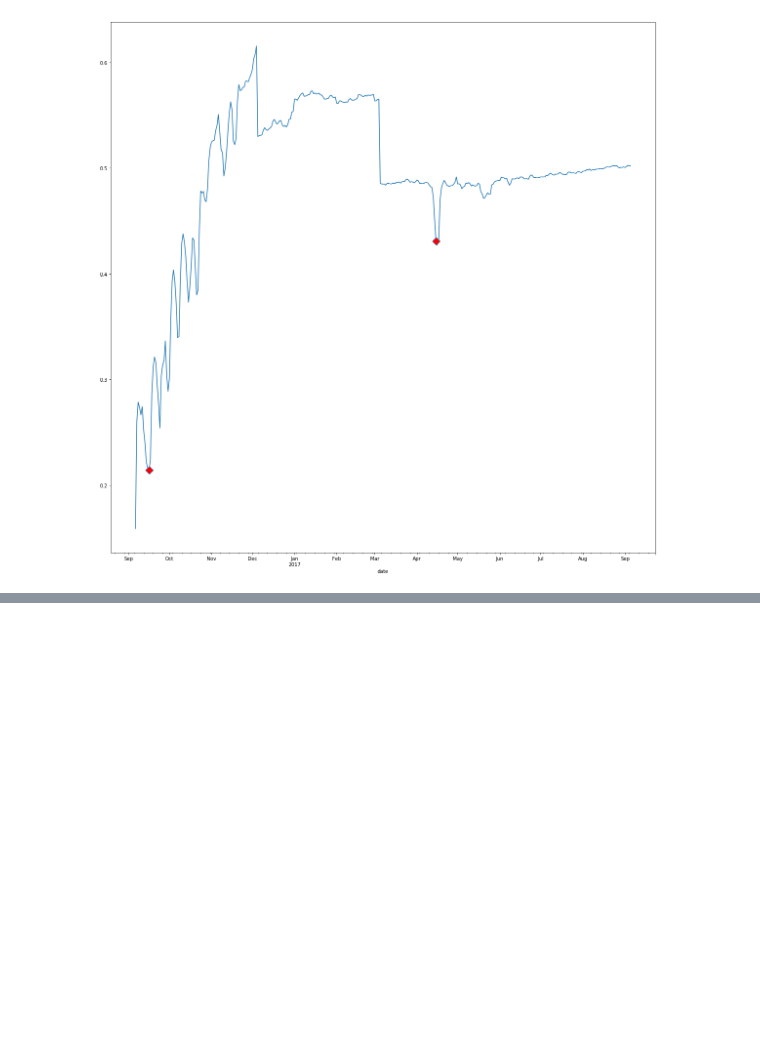
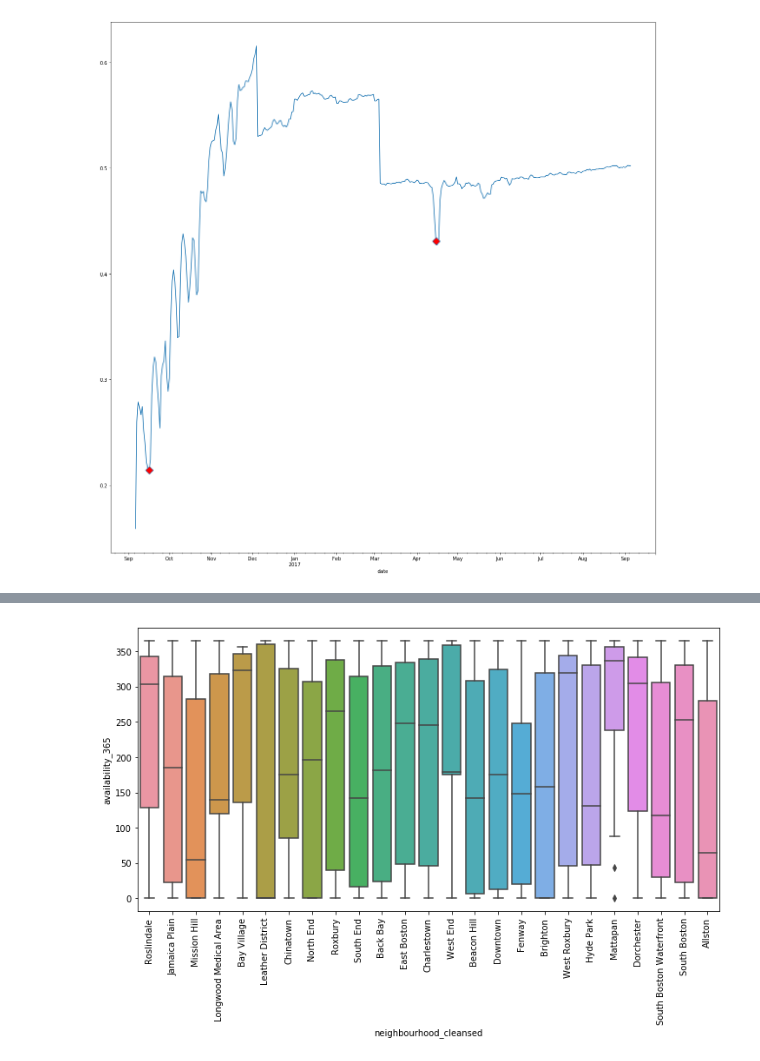
Before and after one commit to cgkaczenski/BostonAirbnb, a Jupyter notebook: BostonAirbnb.ipynb, the cells around one changed output, grey strips where cells are left out. Drawn from its saved outputs; the diff is of its cells as text; code cells hidden in the pictures; blank space fills up the shorter version.

```diff
--- a/BostonAirbnb.ipynb
+++ b/BostonAirbnb.ipynb
@@ -97,0 +155,6 @@ The Boston marathon was on April 16th 2017, so this probably accounts for the in
+# %%
+plt.figure(figsize = (12, 6))
+sns.boxplot(x = 'neighbourhood_cleansed', y = 'availability_365',  data = ldf)
+xt = plt.xticks(rotation=90)
+# %% [output]
+[figure, added]
```
Also changed, not shown: parts of 8 cells of this notebook.
